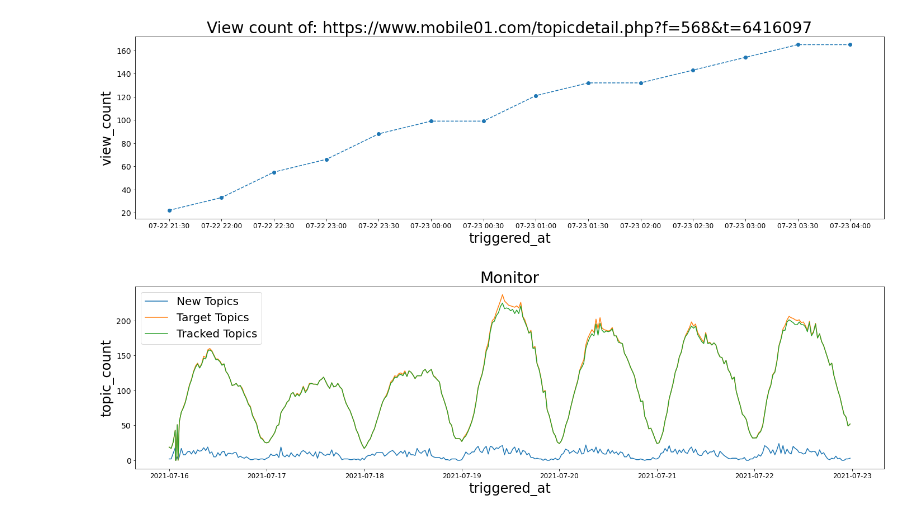
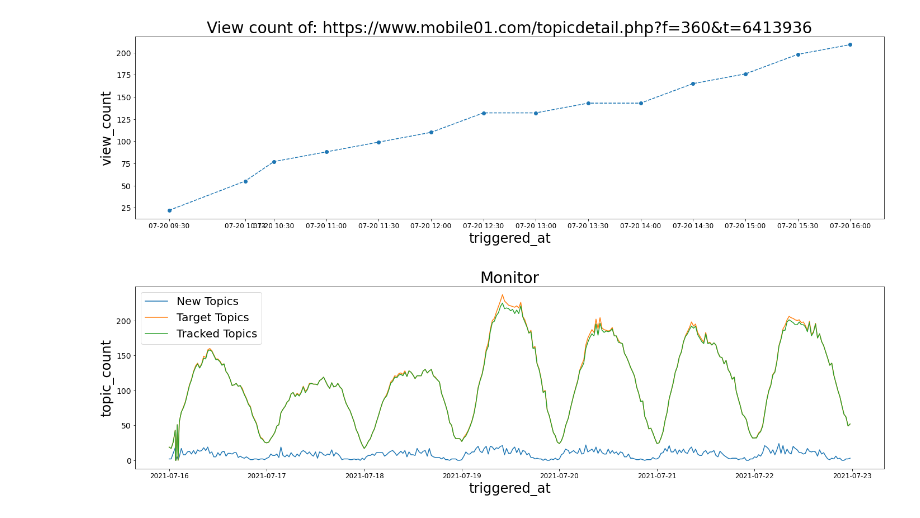
Before and after one commit to 4hsinyili/0723_demo_hsinyili, a Jupyter notebook: QS_Modules/demo.ipynb, the cells around one changed output. Cells and saved outputs as stored; diff of their text form; code cells hidden in the pictures.

```diff
--- a/QS_Modules/demo.ipynb
+++ b/QS_Modules/demo.ipynb
@@ -114,6 +114,6 @@ class Plot():
 
 plot = Plot(QUERY, CONNECTION)
 # %%
-url = 'https://www.mobile01.com/topicdetail.php?f=568&t=6416097'
+url = 'https://www.mobile01.com/topicdetail.php?f=360&t=6413936'
 plot.plot_view_count_plt(url)
 # %% [output]
@@ -125,5 +125,5 @@ plot.plot_view_count_plt(url)
 是否被移至板務區：否
-[figure, old version]
+[figure, new version]
 # %%
 plot.plot_monitor_plt(start_date_str='2021-07-16')
 # %% [output]
```
Also changed, not shown: parts of 3 cells of this notebook.
